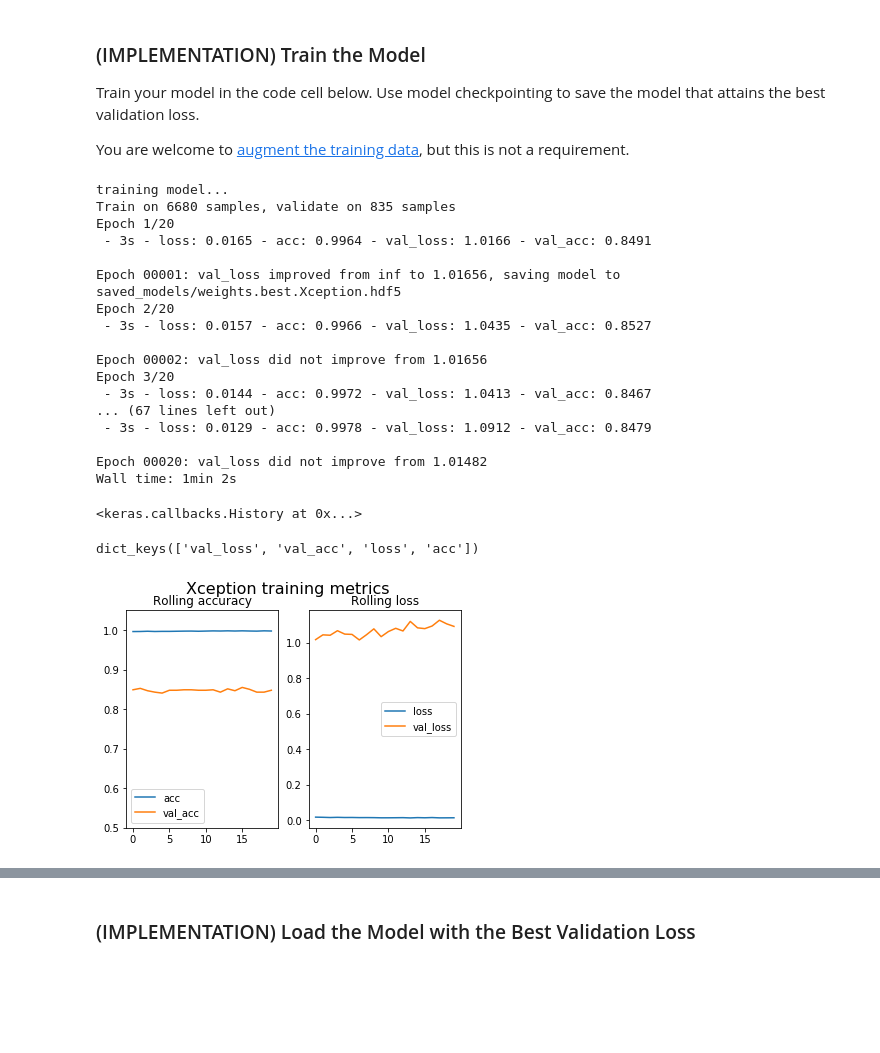
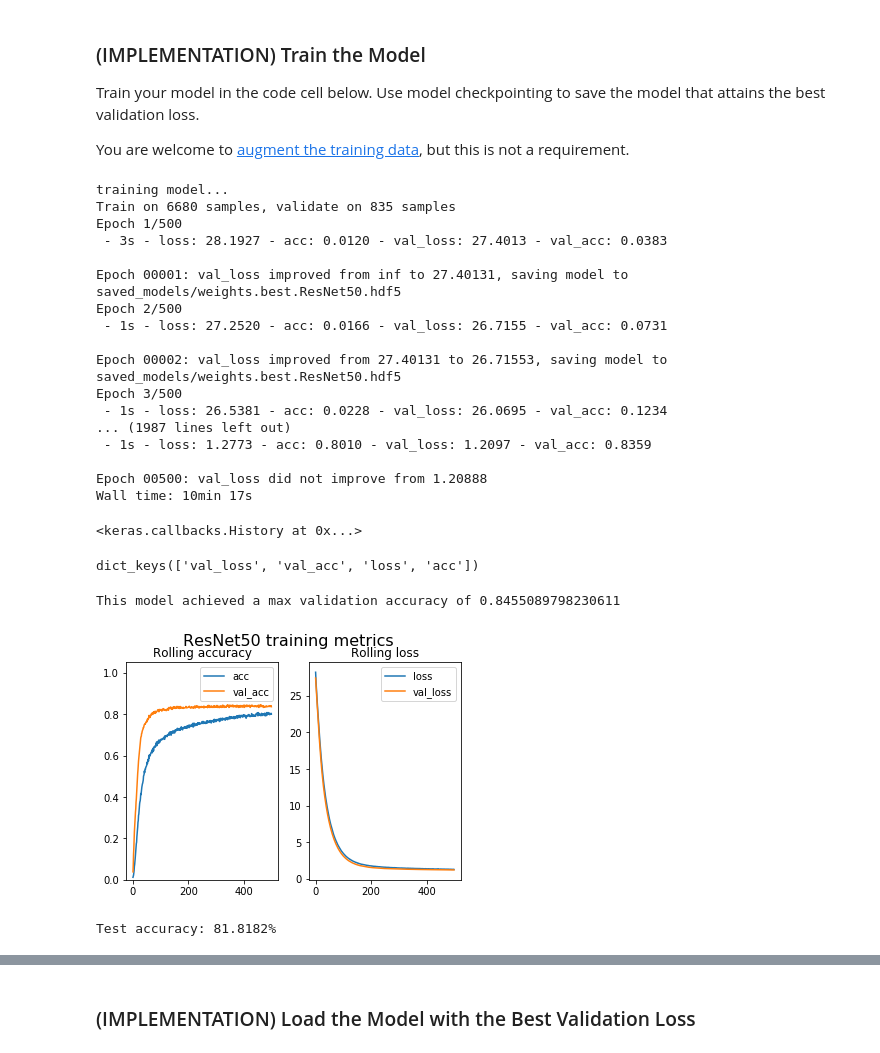
Before and after one commit to jfreds91/DSND_t2_capstone, a Jupyter notebook: dog_app.ipynb, the cells around one changed output, grey strips where cells are left out. Saved outputs shown, nothing was run; the diff lists cells and outputs as text; code cells hidden in the pictures; blank space fills up the shorter version.

Commit message:
feat: custom model complete: achieved 81.82% accuracy on test set

```diff
--- a/dog_app.ipynb
+++ b/dog_app.ipynb
@@ -764,25 +814,25 @@ checkpointer = ModelCheckpoint(filepath=f'saved_models/weights.best.{net}.hdf5',
 
 custom_model.fit(train_bottle, train_targets,
       validation_data=(valid_bottle, valid_targets),
-      epochs=20, batch_size=20, callbacks=[checkpointer, history], verbose=2)
+      epochs=500, batch_size=20, callbacks=[checkpointer, history], verbose=2)
 # %% [output]
 training model...
 Train on 6680 samples, validate on 835 samples
-Epoch 1/20
- - 3s - loss: 0.0165 - acc: 0.9964 - val_loss: 1.0166 - val_acc: 0.8491
+Epoch 1/500
+ - 3s - loss: 28.1927 - acc: 0.0120 - val_loss: 27.4013 - val_acc: 0.0383
 
-Epoch 00001: val_loss improved from inf to 1.01656, saving model to saved_models/weights.best.Xception.hdf5
-Epoch 2/20
- - 3s - loss: 0.0157 - acc: 0.9966 - val_loss: 1.0435 - val_acc: 0.8527
+Epoch 00001: val_loss improved from inf to 27.40131, saving model to saved_models/weights.best.ResNet50.hdf5
+Epoch 2/500
+ - 1s - loss: 27.2520 - acc: 0.0166 - val_loss: 26.7155 - val_acc: 0.0731
 
-Epoch 00002: val_loss did not improve from 1.01656
-Epoch 3/20
- - 3s - loss: 0.0144 - acc: 0.9972 - val_loss: 1.0413 - val_acc: 0.8467
-... (67 lines left out)
- - 3s - loss: 0.0129 - acc: 0.9978 - val_loss: 1.0912 - val_acc: 0.8479
+Epoch 00002: val_loss improved from 27.40131 to 26.71553, saving model to saved_models/weights.best.ResNet50.hdf5
+Epoch 3/500
+ - 1s - loss: 26.5381 - acc: 0.0228 - val_loss: 26.0695 - val_acc: 0.1234
+... (1987 lines left out)
+ - 1s - loss: 1.2773 - acc: 0.8010 - val_loss: 1.2097 - val_acc: 0.8359
 
-Epoch 00020: val_loss did not improve from 1.01482
-Wall time: 1min 2s
+Epoch 00500: val_loss did not improve from 1.20888
+Wall time: 10min 17s
 <keras.callbacks.History at 0x...>
 # %%
 print(history.history.keys())
@@ -791,21 +841,41 @@ dict_keys(['val_loss', 'val_acc', 'loss', 'acc'])
 # %%
 import matplotlib.pyplot as plt
 import seaborn as sns
 
 epochs = range(len(history.history['acc']))
 
 fig, (ax1, ax2) = plt.subplots(nrows = 1, ncols = 2)
 
 sns.lineplot(x = epochs, y=history.history['acc'], ax=ax1, label = 'acc')
 sns.lineplot(x = epochs, y=history.history['val_acc'], ax=ax1, label = 'val_acc')
-ax1.set_ylim(.5, 1.05);
+ax1.set_ylim(0, 1.05);
 ax1.set_title('Rolling accuracy');
 
 sns.lineplot(x = epochs, y=history.history['loss'], ax=ax2, label = 'loss')
 sns.lineplot(x = epochs, y=history.history['val_loss'], ax=ax2, label = 'val_loss')
 #ax[1].set_ylim(.5, 1.05);
 ax2.set_title('Rolling loss');
 
 fig.suptitle(f'{net} training metrics', fontsize = 16);
+max_val_acc = max(history.history['val_acc'])
+print(f'This model achieved a max validation accuracy of {max_val_acc}')
 # %% [output]
+This model achieved a max validation accuracy of 0.8455089798230611
-[figure, old version]
+[figure, new version]
+# %%
+final_model = Sequential()
+
+# ResNet50_cnn_model = ResNet50(weights='imagenet', include_top=False)
+custom_model.load_weights(f'saved_models/weights.best.{net}.hdf5')
+
+# final_model.add(ResNet50_cnn_model)
+# final_model.add(custom_model)
+
+# get index of predicted dog breed for each image in test set
+final_predictions = [np.argmax(custom_model.predict(np.expand_dims(feature, axis=0))) for feature in test_bottle]
+
+# report test accuracy
+test_accuracy = 100*np.sum(np.array(final_predictions)==np.argmax(test_targets, axis=1))/len(final_predictions)
+print('Test accuracy: %.4f%%' % test_accuracy)
+# %% [output]
+Test accuracy: 81.8182%
```
Also changed, not shown: parts of 23 cells of this notebook.
